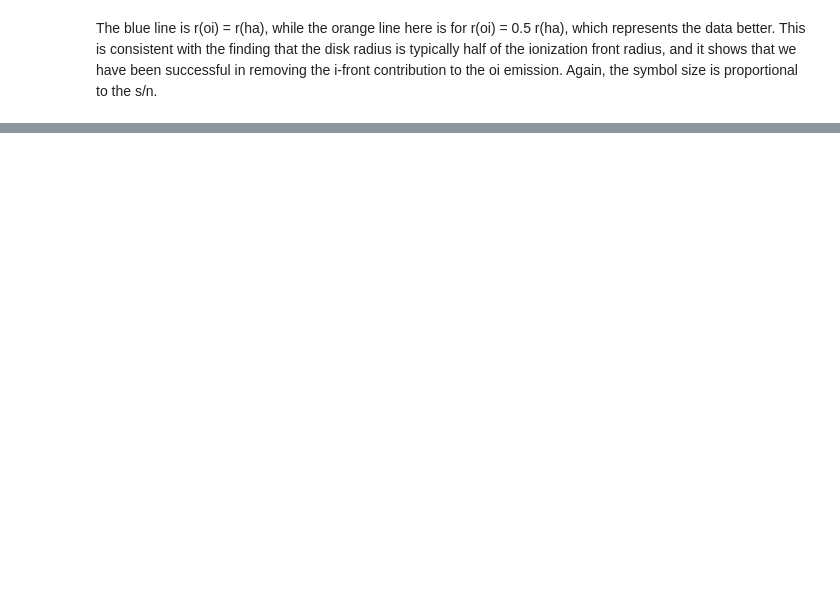
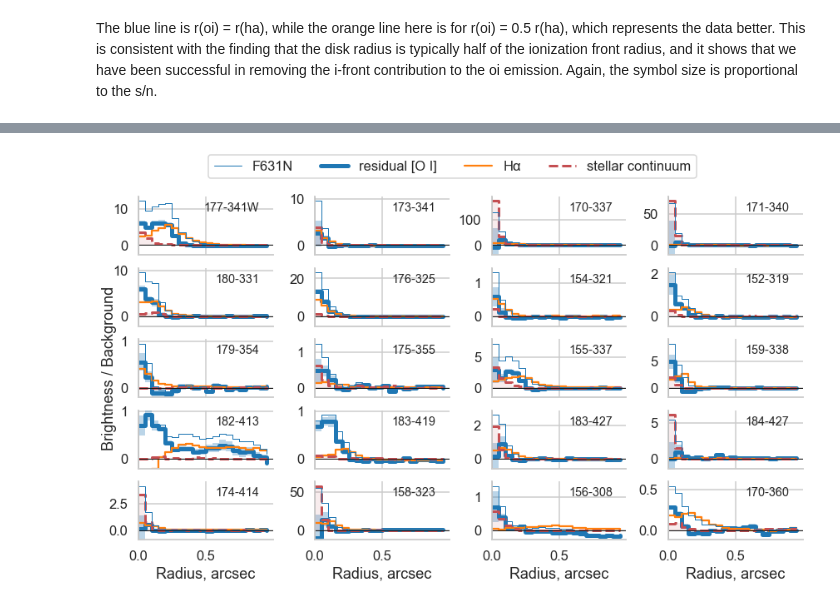
Before and after one commit to will-henney/neutral-proplyds, a Jupyter notebook: notebooks/02-all-proplyds-PC.ipynb, the cells around one changed output, grey strips where cells are left out. Drawn from its saved outputs; the diff is of its cells as text; code cells hidden in the pictures; blank space fills up the shorter version.

```diff
--- a/notebooks/02-all-proplyds-PC.ipynb
+++ b/notebooks/02-all-proplyds-PC.ipynb
@@ -1045,0 +1054,6 @@ fig.savefig("proplyd-pc-r-r.jpg", dpi=300)
+# %%
+new_table = source_table.copy()
+badrows, = np.where(upper_limits)
+new_table.remove_rows(list(badrows))
+new_table.remove_rows([new_table.loc[s].index for s in ["161-328", "158-327"]])
+len(new_table)
@@ -1045,0 +1067,92 @@ fig.savefig("proplyd-pc-r-r.jpg", dpi=300)
+# %%
+
+ncols = 4
+nrows = 5
+
+fig, axes = plt.subplots(nrows, ncols, figsize=(3 * ncols, 1.5 * nrows), sharex=True)
+
+for ax, row in zip(axes.flat, new_table):
+    pp = ProplydProfiles(row, pcfilters)
+    pres = ProplydResults(pp)
+
+    oiline, = ax.plot(
+        pres.rleft, pres.oin - 1,
+        label="residual [O I]", linewidth=5,
+        drawstyle="steps-post",
+    )
+    ax.fill_between(
+        pres.rleft,
+        (pres.oin - 1) - 1 * pres.sig,
+        (pres.oin - 1) + 1 * pres.sig,
+        color=oiline.get_color(),
+        alpha=0.3,
+        linewidth=0,
+        step="post",
+    )
+    haline, = ax.plot(
+        pres.rleft, pres.ha - 1,
+        label="Hα",
+        drawstyle="steps-post",
+    )
+    cline, = ax.plot(
+        pres.rleft, pres.cont - 1,
+        label="stellar continuum",
+        drawstyle="steps-post",
+        color="r",
+        linestyle="dashed",
+        linewidth=3,
+    )
+    ax.fill_between(
+        pres.rleft,
+        0.0,
+        pres.cont - 1,
+        color=cline.get_color(),
+        alpha=0.1,
+        linewidth=0,
+        step="post",
+    )
+    oiline2, = ax.plot(
+        pres.rleft, pres.f631n - 1,
+        label="F631N",
+        drawstyle="steps-post",
+        color=oiline.get_color(),
+        linewidth=1,
+    )
+
+    #ax.plot(pp.mean["r"], pp.mean["f631n"] - 1, label="oi + cont")
+
+    ax.axhline(0.0, linewidth=1, color="k")
+    ax.axvline(0.0, linewidth=1, color="k")
+
+    #ax.legend()
+    label = row['Name'].replace(" NEW", "")
+    #label += "\n" + f"[O I] BG = {pp.bgmean['f631n']:.2f}"
+    #label += "\n" + f"Hα BG = {pp.bgmean['f656n']:.2f}"
+
+    ax.text(0.9, 0.9, label, transform=ax.transAxes, va="top", ha="right", fontsize='x-large')
+    if row['Name'] in weak_sources:
+        yscale = 3.5
+    elif row['Name'] in bright_sources:
+        yscale = 30.0
+    else:
+        yscale = 18.0
+    yscale = 1.1 * max(np.max(pres.cont - 1), np.max(pres.f631n - 1))
+    ax.set(ylim=[-yscale / 5, yscale], xlim=[0, None])
+
+for ax in axes[-1, :]:
+    ax.set(xlabel="Radius, arcsec")
+for ax in axes[2:3, 0]:
+    ax.set(ylabel="Brightness / Background")
+
+fig.legend(
+    handles=[oiline2, oiline, haline, cline],
+    ncol=4,
+    loc="lower center",
+    bbox_to_anchor=(0.5, 0.9),
+)
+
+sns.despine()
+fig.tight_layout(rect=(0, 0, 1, 0.9))
+...;
+# %% [output]
+[figure, added]
```
Also changed, not shown: parts of 15 cells of this notebook, 19 other files.
